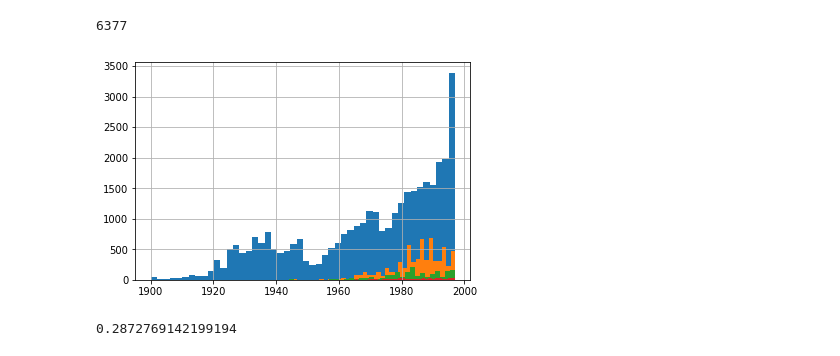
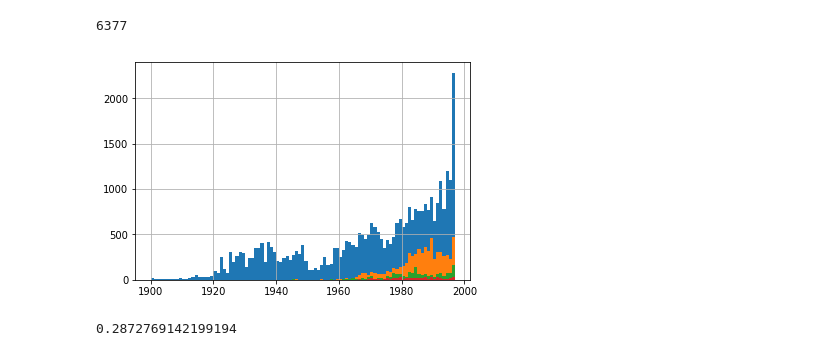
Before and after one commit to RomainMendez/Digital-Humanities-Project, a Jupyter notebook: src/author_analysis.ipynb, the cells around one changed output. Saved outputs shown, nothing was run; the diff lists cells and outputs as text; code cells hidden in the pictures.

```diff
--- a/src/author_analysis.ipynb
+++ b/src/author_analysis.ipynb
@@ -63,17 +67,18 @@ agency_indexes.sum()
 # %% [output]
 6377
 # %%
-years = articles.date.dt.year.max() - articles.date.dt.year.min()
+def year_hist(series):
+    year_series = series.date.dt.year
+    years = year_series.max() - year_series.min()
+    return year_series.hist(bins=years)
 
-def year_hist(series):
-    return series.date.dt.year.hist(bins=years//2)
 
 year_hist(articles)
 year_hist(articles[agency_indexes])
 year_hist(articles[banking_indexes])
 year_hist(articles[banking_indexes & agency_indexes]);
 # %% [output]
-[figure, old version]
+[figure, new version]
 # %%
 (banking_indexes & agency_indexes).sum() / banking_indexes.sum()
 # %% [output]
```
Also changed, not shown: parts of 5 cells of this notebook, 4 other files.
